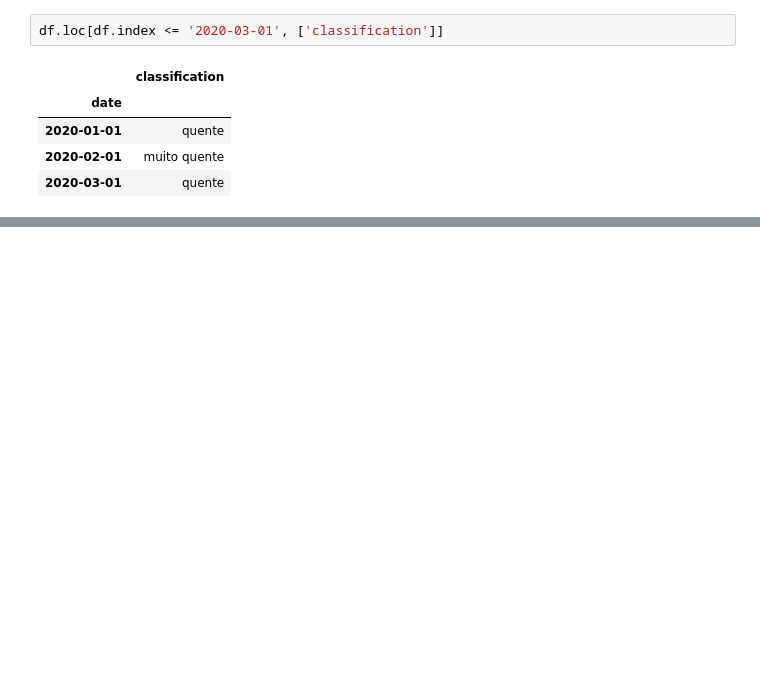
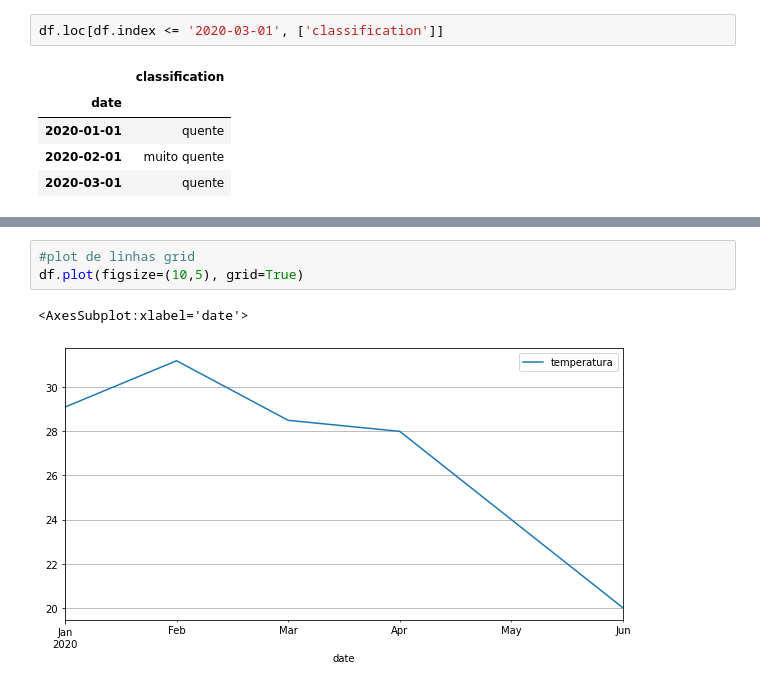
Before and after one commit to cleber2099/pythonAnaliseDeDados, a Jupyter notebook: pandas/pandas.ipynb, the cells around one changed output, grey strips where cells are left out. Cells and saved outputs as stored; diff of their text form; blank space fills up the shorter version.

```diff
--- a/pandas/pandas.ipynb
+++ b/pandas/pandas.ipynb
@@ -280,0 +380,6 @@ df.loc[df.index <= '2020-03-01', ['classification']]
+# %%
+#plot de linhas grid
+df.plot(figsize=(10,5), grid=True)
+# %% [output]
+<AxesSubplot:xlabel='date'>
+[figure, added]
```
Also changed, not shown: parts of 19 cells of this notebook.
